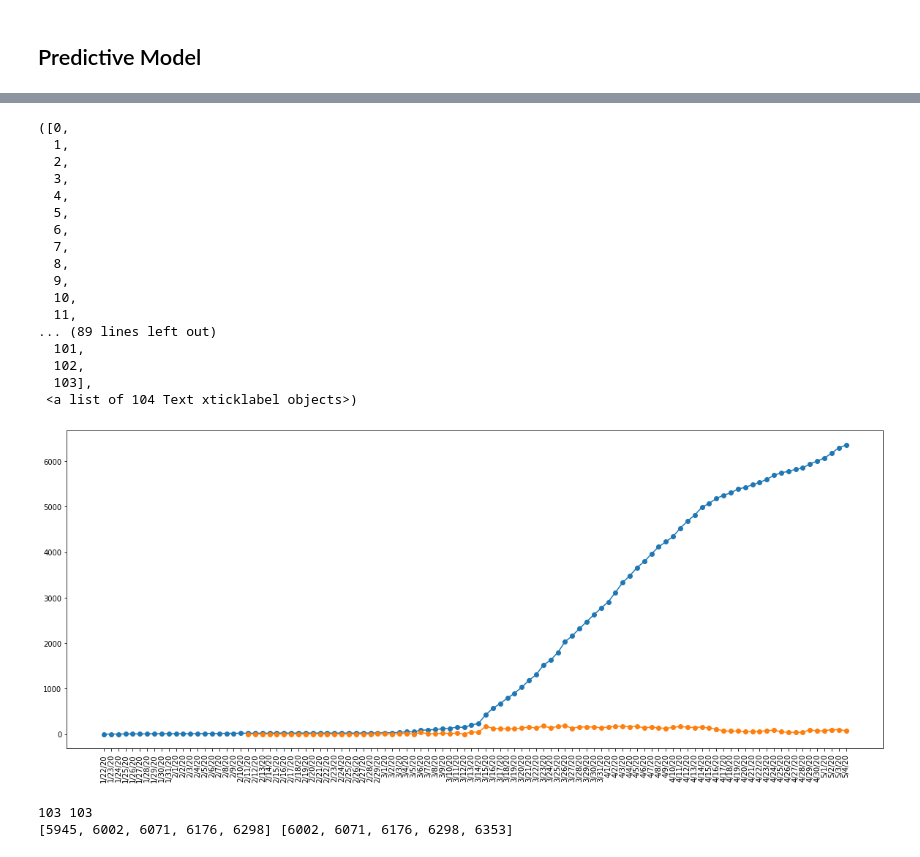
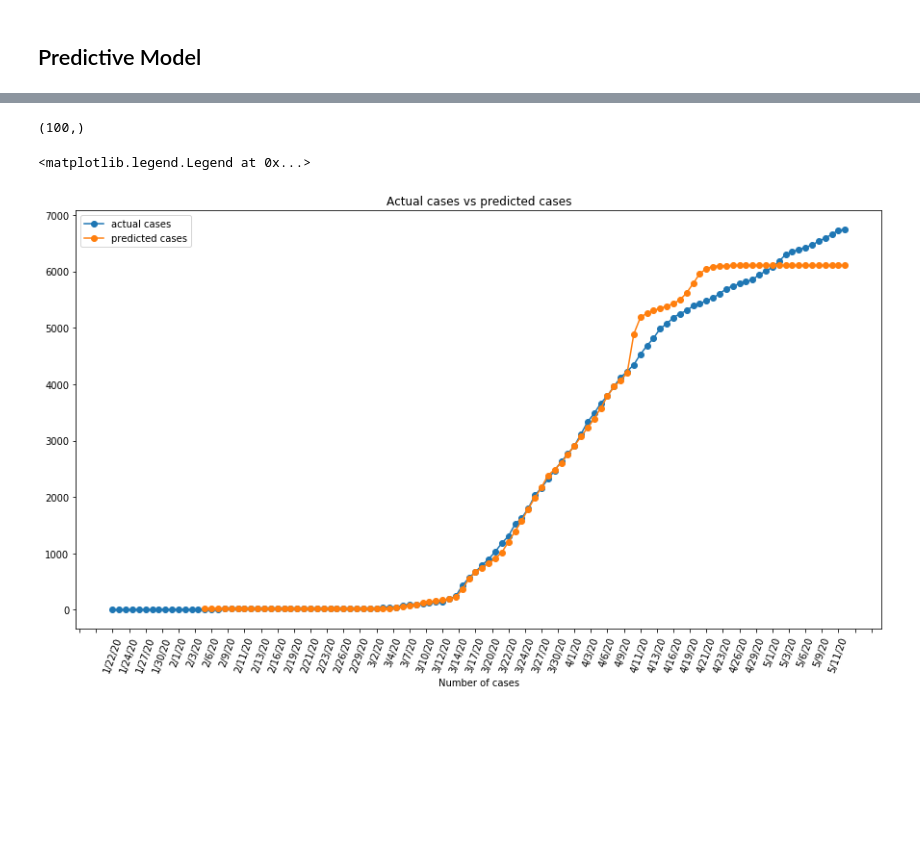
Before and after one commit to chunkhai96/covid-19-analysis, a Jupyter notebook: analysis_notebook.ipynb, the cells around one changed output, grey strips where cells are left out. Drawn from its saved outputs; the diff is of its cells as text; code cells hidden in the pictures; blank space fills up the shorter version.

Commit message:
Add malaysia analytic and predictive model

```diff
--- a/analysis_notebook.ipynb
+++ b/analysis_notebook.ipynb
@@ -256 +244,4 @@ array([0, 0, 0, 3, 1, 0, 0, 3, 1, 0, 0, 0, 0, 2, 2, 0, 0, 4, 0, 2, 0, 0,
+# %%
+# previous sequences used in LSTM
+prev_day = 14
 # %%
@@ -298,10 +291,14 @@ model.compile(optimizer='adam', loss='mean_squared_error')
 #     train_y.append(my_case_increament[i])
 # train_x = np.array(train_x).reshape(len(train_x), 20, 1).astype(float)
 # train_y = np.array(train_y).astype(float)
-my_cul = df[df['Country/Region'] == 'Malaysia'].to_numpy()[0, 1:]
-train_x = [my_cul[i:i+20]for i in range(0, len(my_cul)-20,1)]
-train_y = my_cul[20:]
-train_x = np.array(train_x).reshape(len(train_x),20,1).astype(float)
-train_y = np.array(train_y).reshape(len(train_y),1).astype(float)
-print(train_x.shape, train_y.shape)
+
+my_cul = df_confirmed[df_confirmed['Country/Region'] == 'Malaysia'].to_numpy()[0, 4:]
+features = [my_cul[i:i+prev_day]for i in range(0, len(my_cul)-prev_day,1)]
+label = my_cul[prev_day:]
+features = np.array(features).reshape(len(features),prev_day,1).astype(float)
+label = np.array(label).reshape(len(label),1).astype(float)
+
+X_train, X_test, y_train, y_test = train_test_split(features, label, test_size=0.1)
+
+print(X_train.shape, X_test.shape, y_train.shape, y_test.shape)
 # %% [output]
@@ -309,3 +306,3 @@ print(train_x.shape, train_y.shape)
 # %%
-model.fit(x=train_x, y=train_y, epochs=3000, batch_size=32)
+history = model.fit(x=X_train, y=y_train, epochs=3000, batch_size=32, validation_split=0.05)
 # %% [output]
@@ -371,0 +326,3 @@ array([[[87.],
+# %%
+y_pred = model.predict(features)
+y_pred.flatten()
@@ -372,24 +350,17 @@ array([[[87.],
+# %%
+np.pad(y_pred.flatten(), (2,0), 'constant', constant_values=0).shape
+# %% [output]
+(100,)
 # %%
-plt.figure(figsize=(20,8))
-plt.plot(dates, df[df['Country/Region'] == 'Malaysia'].to_numpy()[0, 1:], marker='o', label='true_label')
-plt.plot(dates[20:], y_pred, marker='o', label='true_label')
-plt.xticks(rotation=90)
+plt.figure(figsize=(15,8))
+plt.plot(dates, df_confirmed[df_confirmed['Country/Region'] == 'Malaysia'].to_numpy()[0, 4:], marker='o', label='actual cases')
+plt.plot(dates[prev_day:], y_pred, marker='o', label='predicted cases')
+plt.title("Actual cases vs predicted cases")
+plt.xlabel('Date')
+plt.xlabel('Number of cases')
+plt.gca().xaxis.set_major_locator(plt.MaxNLocator(nbins=50))
+plt.xticks(rotation=70)
+plt.legend()
 # %% [output]
-([0,
-  1,
-  2,
-  3,
-  4,
-  5,
-  6,
-  7,
-  8,
-  9,
-  10,
-  11,
-... (89 lines left out)
-  101,
-  102,
-  103],
- <a list of 104 Text xticklabel objects>)
+<matplotlib.legend.Legend at 0x...>
-[figure, old version]
+[figure, new version]
@@ -398,8 +366,0 @@ my_cul = df[df['Country/Region'] == 'Malaysia'].to_numpy()[0, 1:]
-# %%
-x_train_2 = [i for i in my_cul[:-1]]
-y_train_2 = [i for i in my_cul[1:]]
-print(len(x_train_2), len(y_train_2))
-print(x_train_2[-5:], y_train_2[-5:])
-# %% [output]
-103 103
-[5945, 6002, 6071, 6176, 6298] [6002, 6071, 6176, 6298, 6353]
```
Also changed, not shown: parts of 34 cells of this notebook.
